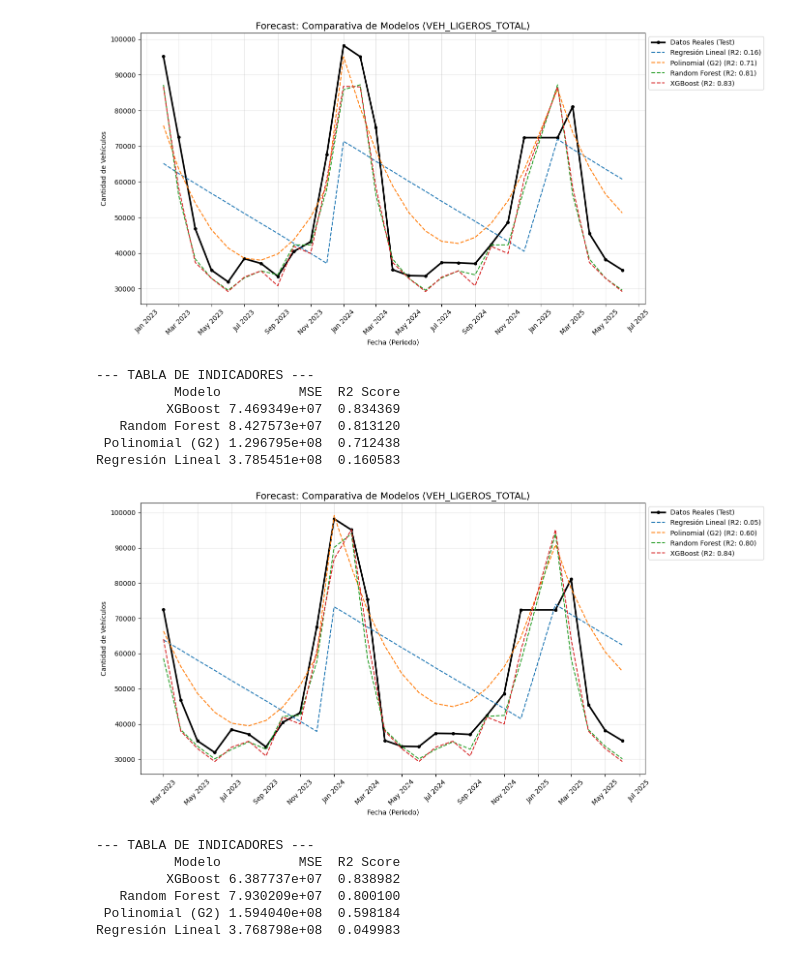
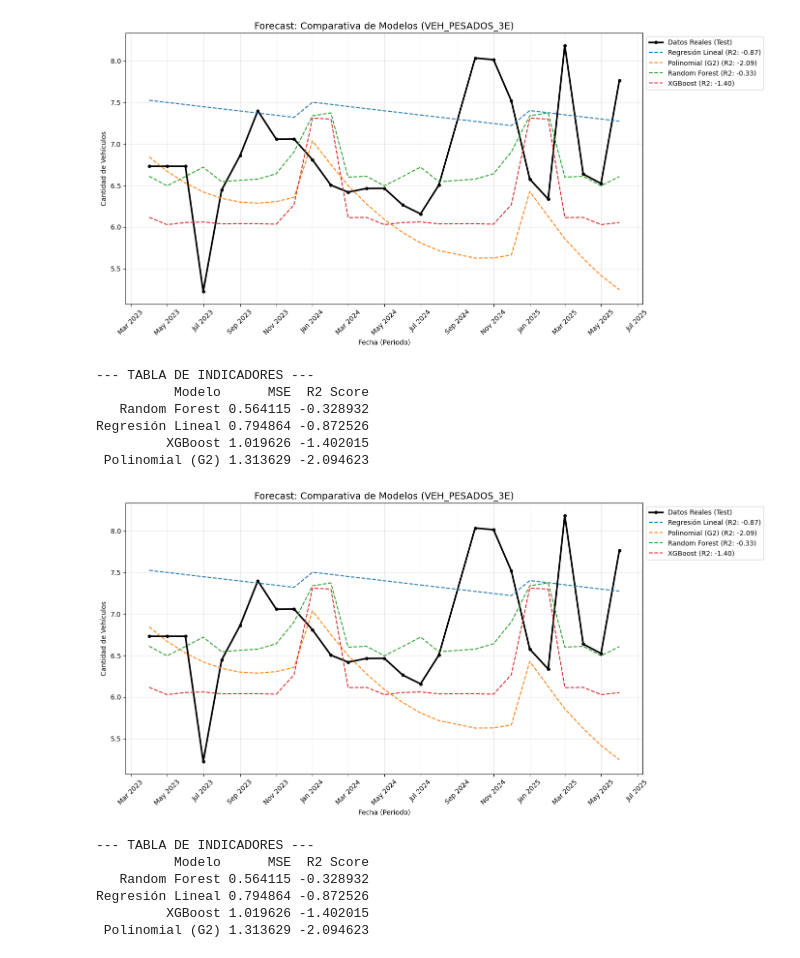
Before and after one commit to jchiroques/MIA_G01_ML_TF_PEAJES, a Jupyter notebook: Notebooks/03_Modelo.ipynb, the cells around one changed output. Cells and saved outputs as stored; diff of their text form; code cells hidden in the pictures.

Commit message:
feat(modelo): Primera parte del modelo

```diff
--- a/Notebooks/03_Modelo.ipynb
+++ b/Notebooks/03_Modelo.ipynb
@@ -57,2 +64,4 @@ data_p
 # %%
-data_p['CODIGO_PEAJE'].unique()
+data_p['PERIODO'] = data_p['PERIODO'].fillna(201301).apply(int)
+
+data_p = data_p[data_p['PERIODO'] != 201301]
@@ -79,6 +90,8 @@ from sklearn.linear_model import LinearRegression
 from sklearn.ensemble import RandomForestRegressor
 import xgboost as xgb
 
-peaje = '04PE34MRI1'
+peaje = '20PE1NJCLS1'
 
 data_f = data_p[data_p['CODIGO_PEAJE'] == peaje]
+
+data_f.head()
@@ -85,4 +106,6 @@ data_f = data_p[data_p['CODIGO_PEAJE'] == peaje]
 # %%
+from sklearn.preprocessing import StandardScaler
+import matplotlib.dates as mdates
 
 # --- 1. PREPARACIÓN DEL ÍNDICE TEMPORAL ---
 df = data_f.copy()
@@ -97,7 +120,7 @@ df = df.sort_index()
 
 # --- 2. DEFINICIÓN DE VARIABLES ---
 features = ['ANIO', 'MES', 'CUARENTENA']
-target = 'VEH_LIGEROS_TOTAL'
+target = 'VEH_PESADOS_3E'
 
 X = df[features]
 y = df[target]
@@ -167,13 +190,13 @@ df_resultados = pd.DataFrame(resultados).sort_values(by="R2 Score", ascending=Fa
 print("\n--- TABLA DE INDICADORES ---")
 print(df_resultados.to_string(index=False))
 # %% [output]
-[figure, old version]
+[figure, new version]
 --- TABLA DE INDICADORES ---
-          Modelo          MSE  R2 Score
-         XGBoost 7.469349e+07  0.834369
-   Random Forest 8.427573e+07  0.813120
- Polinomial (G2) 1.296795e+08  0.712438
-Regresión Lineal 3.785451e+08  0.160583
+          Modelo      MSE  R2 Score
+   Random Forest 0.564115 -0.328932
+Regresión Lineal 0.794864 -0.872526
+         XGBoost 1.019626 -1.402015
+ Polinomial (G2) 1.313629 -2.094623
 # %%
 data_f = data_p[(data_p['CODIGO_PEAJE'] == peaje) & (data_p['CUARENTENA'] != 1)]
 # %%
@@ -189,8 +212,8 @@ df = df.set_index('PERIODO')
 df = df.sort_index()
 
 # --- 2. DEFINICIÓN DE VARIABLES ---
-features = ['ANIO', 'MES', 'CUARENTENA']
-target = 'VEH_LIGEROS_TOTAL'
+#features = ['ANIO', 'MES', 'CUARENTENA']
+#target = 'VEH_LIGEROS_TOTAL'
 
 X = df[features]
 y = df[target]
@@ -233,37 +256,37 @@ for nombre, modelo in modelos.items():
 
     resultados.append({
         "Modelo": nombre,
         "MSE": mse,
         "R2 Score": r2
     })
 
     # Graficar la predicción
     plt.plot(y_test.index, y_pred, label=f'{nombre} (R2: {r2:.2f})', linestyle='--')
 
 # --- 7. FORMATEO DEL GRÁFICO ---
 plt.title(f"Forecast: Comparativa de Modelos ({target})", fontsize=14)
 plt.xlabel("Fecha (Periodo)")
 plt.ylabel("Cantidad de Vehículos")
 
 # Mejorar la lectura de las fechas en el eje X
 plt.gca().xaxis.set_major_locator(mdates.MonthLocator(interval=2)) # Una marca cada 2 meses
 plt.gca().xaxis.set_major_formatter(mdates.DateFormatter('%b %Y')) # Formato: Ene 2025
 plt.xticks(rotation=45)
 
 plt.legend(loc='upper left', bbox_to_anchor=(1, 1)) # Leyenda fuera del gráfico para no tapar
 plt.grid(True, alpha=0.3)
 plt.tight_layout()
 plt.show()
 
 # --- 8. RESULTADOS FINALES ---
 df_resultados = pd.DataFrame(resultados).sort_values(by="R2 Score", ascending=False)
 print("\n--- TABLA DE INDICADORES ---")
 print(df_resultados.to_string(index=False))
 # %% [output]
-[figure, old version]
+[figure, new version]
 --- TABLA DE INDICADORES ---
-          Modelo          MSE  R2 Score
-         XGBoost 6.387737e+07  0.838982
-   Random Forest 7.930209e+07  0.800100
- Polinomial (G2) 1.594040e+08  0.598184
-Regresión Lineal 3.768798e+08  0.049983
+          Modelo      MSE  R2 Score
+   Random Forest 0.564115 -0.328932
+Regresión Lineal 0.794864 -0.872526
+         XGBoost 1.019626 -1.402015
+ Polinomial (G2) 1.313629 -2.094623
```
Also changed, not shown: parts of 7 cells of this notebook, 1 other file.
